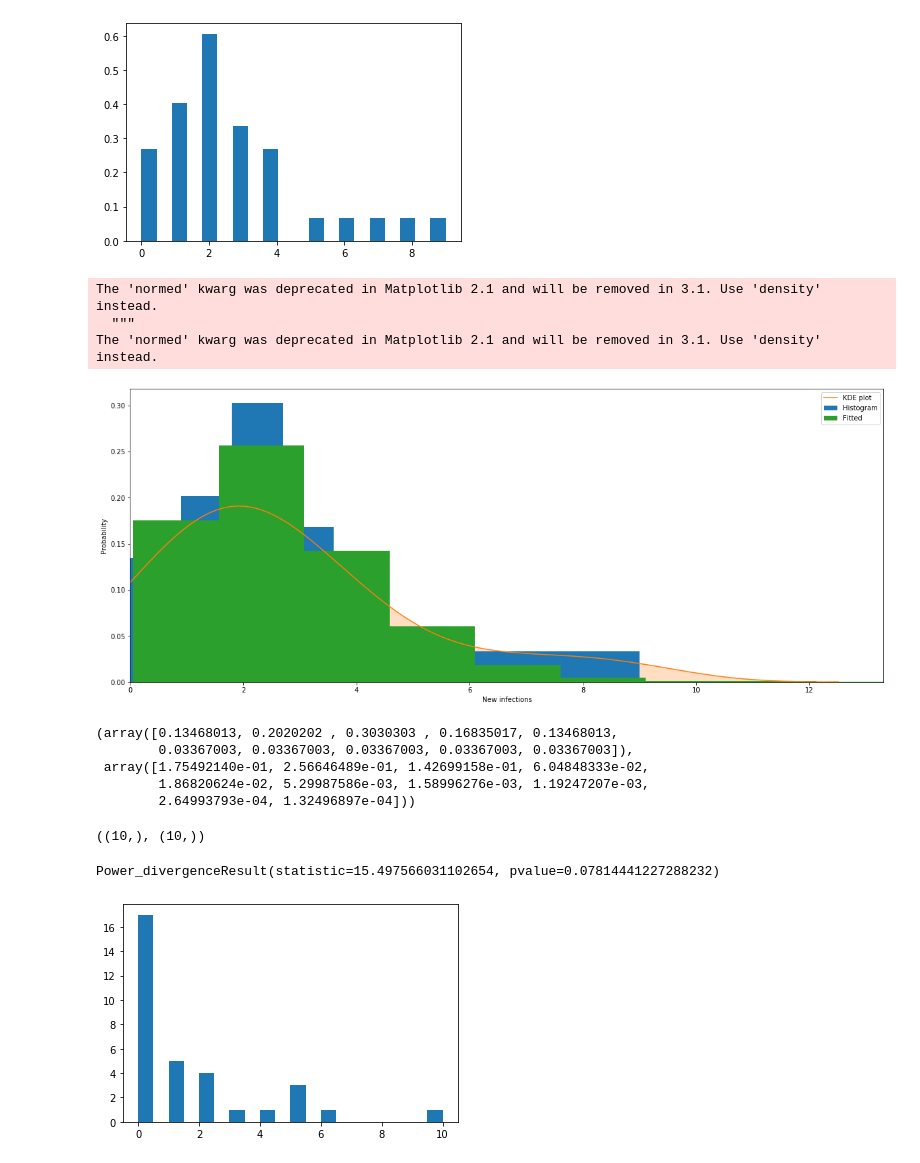
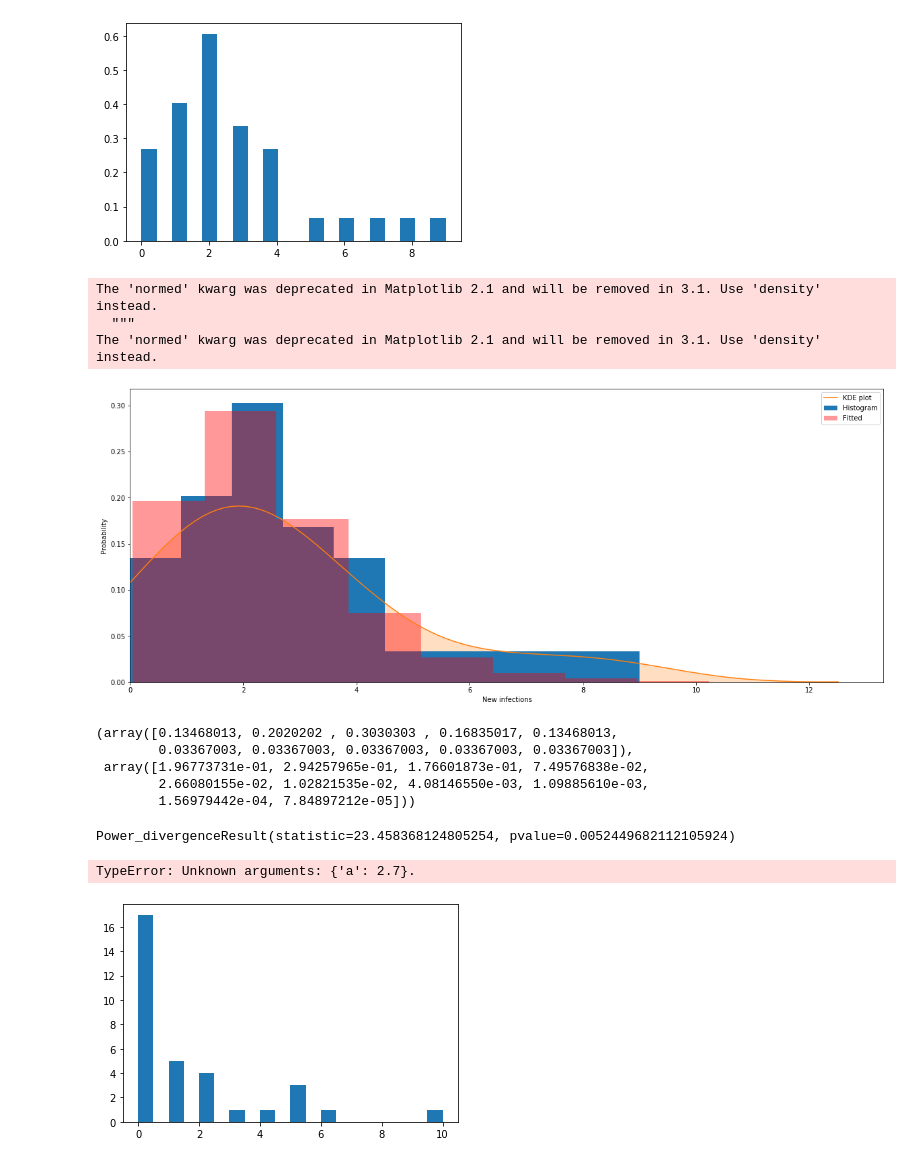
Before and after one commit to leebond/sgwuhan-network, a Jupyter notebook: covid19-simulation-sg.ipynb, the cells around one changed output. Drawn from its saved outputs; the diff is of its cells as text; code cells hidden in the pictures.

```diff
--- a/covid19-simulation-sg.ipynb
+++ b/covid19-simulation-sg.ipynb
@@ -18,7 +18,7 @@ pd.set_option('display.max_rows',300)
 d = {'Jan 23':1,'Jan 24':2,'Jan 25':0,'Jan 26':1,'Jan 27':1, 'Jan 28':2,'Jan 29':3,'Jan 30':2,'Jan 31':4,'Feb 1':2,\
     'Feb 2': 0, 'Feb 3': 0, 'Feb 4': 6, 'Feb 5':4, 'Feb 6': 2, 'Feb 7': 4, 'Feb 8':7, 'Feb 9': 3, 'Feb 10': 2, \
     'Feb 11': 2, 'Feb 12': 2, 'Feb 13': 8, 'Feb 14': 9, 'Feb 15': 5, 'Feb 16': 3, 'Feb 17': 2, 'Feb 18': 4, 'Feb 19': 3, \
-    'Feb 20': 1, 'Feb 21': 1, 'Feb 22': 3, 'Feb 23': 0, 'Feb': 1}
+    'Feb 20': 1, 'Feb 21': 1, 'Feb 22': 3, 'Feb 23': 0, 'Feb 24': 1}
 r = {'Feb 4':1,'Feb 7':1,'Feb 9':4,'Feb 10':1,'Feb 11':2,'Feb 12': 6,'Feb 14': 2, 'Feb 15':1,'Feb 16': 1, 'Feb 17': 5,\
      'Feb 18': 5, 'Feb 19': 5, 'Feb 20': 3, 'Feb 21': 10, 'Feb 22': 2, 'Feb 23': 2, 'Feb 24': 2}
 # %%
@@ -78,56 +78,45 @@ plt.show()
 The 'normed' kwarg was deprecated in Matplotlib 2.1 and will be removed in 3.1. Use 'density' instead.
 [figure]
 # %%
-shape, scale = 2.7, 1 # manual
+shape, scale = 2.7, 0.9 # manual
 import scipy.special as sps
 fig = plt.figure(figsize=(20,8))
 
 gcount, gbins, ignored = plt.hist(total['New Infected'], bins=10, normed=True, label='Histogram')
-# y = gbins**(shape-1)*(np.exp(-gbins/scale) /(sps.gamma(shape)*scale**shape))
-# plt.plot(gbins, y, linewidth=2, color='r', label='fitted')
-
 sb.kdeplot(total['New Infected'], shade=True, label='KDE plot').set(xlim=(0))
 
-# sb.distplot(total['New Infected'], hist=False, kde=True,\
-#              bins=30, color = 'darkblue', \
-#              hist_kws={'edgecolor':'black','rwidth':1},\
-#              kde_kws={'shade': True,'linewidth': 4}, label='Actual plot').set(xlim=(0))
-
 g = np.random.gamma(shape, scale, 10000)
-# sb.distplot(g, hist=False, kde=True,\
-#              bins=30, color = 'red', \
-#              hist_kws={'edgecolor':'black'},\
-#              kde_kws={'shade': True,'linewidth': 4}, label='Fitted').set(xlim=(0))
-fcount, fbins, ignored = plt.hist(g, bins=10, normed=True, label='Fitted')
-
+fcount, fbins, ignored = plt.hist(g, bins=10, normed=True, label='Fitted', alpha = 0.4, color='r')
 
 plt.legend()
 plt.ylabel("Probability")
 plt.xlabel("New infections")
 plt.show()
 # %% [output]
 The 'normed' kwarg was deprecated in Matplotlib 2.1 and will be removed in 3.1. Use 'density' instead.
   """
 The 'normed' kwarg was deprecated in Matplotlib 2.1 and will be removed in 3.1. Use 'density' instead.
-[figure, old version]
+[figure, new version]
 # %%
 gcount, fcount
 # %% [output]
 (array([0.13468013, 0.2020202 , 0.3030303 , 0.16835017, 0.13468013,
         0.03367003, 0.03367003, 0.03367003, 0.03367003, 0.03367003]),
- array([1.75492140e-01, 2.56646489e-01, 1.42699158e-01, 6.04848333e-02,
-        1.86820624e-02, 5.29987586e-03, 1.58996276e-03, 1.19247207e-03,
-        2.64993793e-04, 1.32496897e-04]))
+ array([1.96773731e-01, 2.94257965e-01, 1.76601873e-01, 7.49576838e-02,
+        2.66080155e-02, 1.02821535e-02, 4.08146550e-03, 1.09885610e-03,
+        1.56979442e-04, 7.84897212e-05]))
-# %%
-gcount.shape,fcount.shape
-# %% [output]
-((10,), (10,))
 # %%
 from scipy.stats import chisquare
 
 chisquare(f_obs=gcount,f_exp=fcount)
 # %% [output]
-Power_divergenceResult(statistic=15.497566031102654, pvalue=0.07814441227288232)
+Power_divergenceResult(statistic=23.458368124805254, pvalue=0.0052449682112105924)
+# %%
+from scipy.stats import gamma, lognorm
+print(gamma.fit(total['New Infected'], a=2.7, scale=1))
+print(lognorm.fit(total['New Infected'], a=2.7, scale=1))
+# %% [output]
+TypeError: Unknown arguments: {'a': 2.7}.
 # %%
 plt.hist(total['Recovered'], bins = 20)
 plt.show()
```
Also changed, not shown: parts of 3 cells of this notebook.
